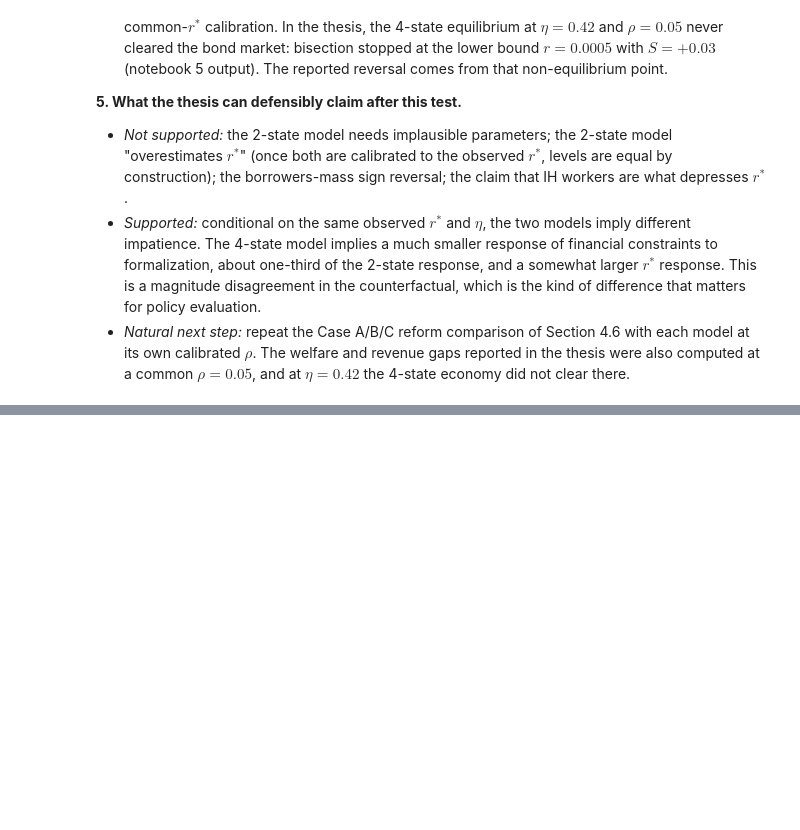
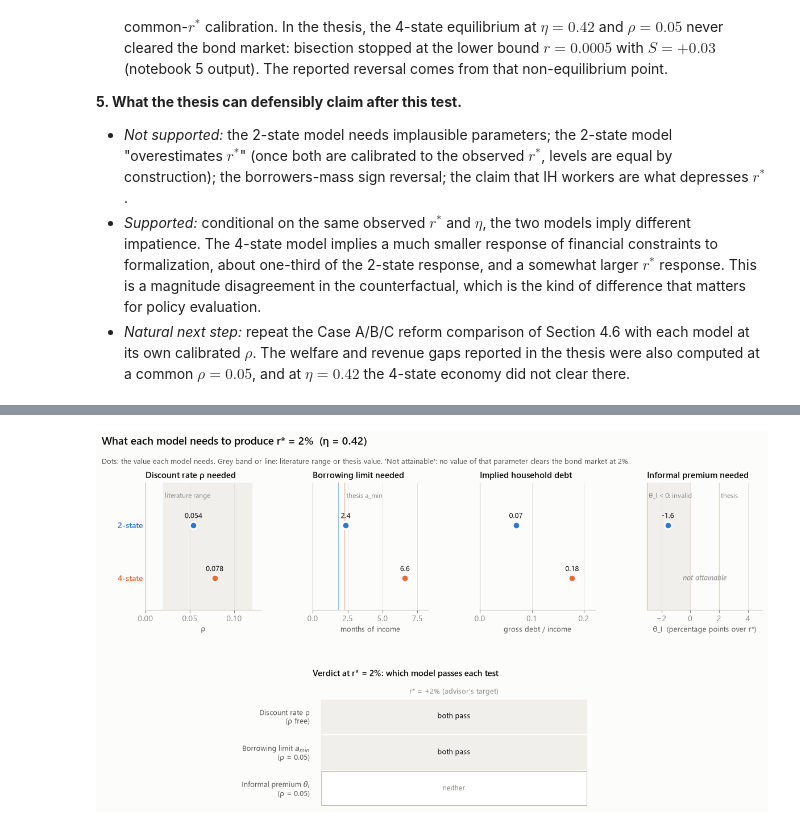
Before and after one commit to gtriberti9/Thesis_ArgFiscal, a Jupyter notebook: 8. empirical_claims.ipynb, the cells around one changed output, grey strips where cells are left out. Cells and saved outputs as stored; diff of their text form; code cells hidden in the pictures; blank space fills up the shorter version.

```diff
--- a/8. empirical_claims.ipynb
+++ b/8. empirical_claims.ipynb
@@ -596,0 +820,13 @@ model
+# %%
+# Mean after-tax income per model (to express a_min in months of income)
+MEAN_INC = {mk(0.42)["name"]: (stationary(mk(0.42)["Lambda"]) * (1 - mk(0.42)["tau"]) * mk(0.42)["z"]).sum()
+            for mk in (model_2state, model_4state)}
+
+# Long table: one row per (test, model) at r* = 2%, built from Steps 4-5 (rho) and Step 11 (a_min, theta_I)
+calib = pd.concat([
+    pd.DataFrame([{"test": "rho", "model": k, "r* target %": 100 * R_TARGET, "value": v, "status": "ok",
+                   "cleared": bool(abs(cal[k]["r"] - R_TARGET) < 1e-4 and cal[k]["out"]["valid"])}
+                  for k, v in rho_cal.items()]),
+    tab_free.assign(test=tab_free["free parameter"]).rename(columns={"calibrated value": "value"}),
+], ignore_index=True)
+calib[["test", "model", "value", "status", "cleared"]]
@@ -596,0 +841,64 @@ model
+# %%
+with plt.rc_context(STYLE):
+    fig = plt.figure(figsize=(14, 7.4))
+    gs = fig.add_gridspec(2, 4, height_ratios=[1.0, 0.85], hspace=0.75, wspace=0.45)
+    models = ["2-state", "4-state"]; ypos = {"2-state": 1, "4-state": 0}
+    get = lambda test, mn: calib[(calib["test"] == test) & (calib["model"] == mn)].iloc[0]
+
+    panels = [("rho", "Discount rate ρ needed", "value", lambda v: v, "ρ"),
+              ("a_min", "Borrowing limit needed", "|a_min| in months of mean after-tax income", lambda v: v, "months of income"),
+              ("a_min", "Implied household debt", "gross debt / income", lambda v: v, "gross debt / income"),
+              ("theta_I", "Informal premium needed", "value", lambda v: 100 * v, "θ_I  (percentage points over r*)")]
+    for k, (test, title, col, f, xlabel) in enumerate(panels):
+        ax = fig.add_subplot(gs[0, k])
+        vals = {}
+        for mn in models:
+            x = get(test, mn)
+            ok = x["status"] == "ok" and x["cleared"] == True
+            if ok:
+                v = f(x[col]); vals[mn] = v
+                ax.plot([v], [ypos[mn]], "o", color=COL[mn], ms=9, mec=SURF, mew=2, zorder=3)
+            else:
+                ax.text(0.5, ypos[mn], "not attainable", transform=blended_transform_factory(ax.transAxes, ax.transData),
+                        ha="center", va="center", color=MUTED, fontsize=9.5, style="italic")
+        if test == "rho":
+            lo, hi = 0.0, 0.13
+            ax.axvspan(*RHO_RANGE, color=NEUTRAL, zorder=0)
+            ax.text(RHO_RANGE[0], 1.55, " literature range", color=MUTED, fontsize=8.5, va="center")
+        elif col.startswith("|a_min|"):
+            lo, hi = 0.0, 1.25 * max(vals.values())
+            for mn in models:
+                ax.axvline(12 * -AMIN_THESIS / MEAN_INC[mn], color=COL[mn], lw=1, alpha=0.45, zorder=0)
+            ax.text(12 * -AMIN_THESIS / MEAN_INC["4-state"], 1.55, " thesis a_min", color=MUTED, fontsize=8.5, va="center")
+        elif col == "gross debt / income":
+            lo, hi = 0.0, 1.25 * max(vals.values() if DEBT_INCOME_DATA is None else [*vals.values(), DEBT_INCOME_DATA])
+            if DEBT_INCOME_DATA is not None:
+                ax.axvline(DEBT_INCOME_DATA, color=INK, lw=1.2); ax.text(DEBT_INCOME_DATA, 1.55, " data", fontsize=8.5, va="center")
+        else:
+            lo, hi = -3.0, 5.0 if INFORMAL_PREMIUM_DATA is None else max(5.0, INFORMAL_PREMIUM_DATA + 1)
+            ax.axvspan(lo, 0, color=NEUTRAL, zorder=0)
+            ax.text(lo, 1.55, " θ_I < 0: invalid", color=MUTED, fontsize=8.5, va="center")
+            ax.axvline(2.0, color=AXIS, lw=1, zorder=0)
+            ax.text(2.0, 1.55, " thesis", color=MUTED, fontsize=8.5, va="center")
+            if INFORMAL_PREMIUM_DATA is not None:
+                ax.axvline(INFORMAL_PREMIUM_DATA, color=INK, lw=1.2)
+        for mn, v in vals.items():
+            ax.annotate(f"{v:.3f}" if test == "rho" else (f"{v:.1f}" if "months" in col or test == "theta_I" else f"{v:.2f}"),
+                        (v, ypos[mn]), xytext=(0, 9), textcoords="offset points", ha="center", fontsize=9, color=INK)
+        ax.set_xlim(lo, hi)
+        ax.set_ylim(-0.6, 1.8); ax.set_yticks([1, 0], models if k == 0 else ["", ""])
+        if k == 0:
+            for lab in ax.get_yticklabels(): lab.set_color(COL[lab.get_text()]); lab.set_fontweight("semibold")
+        ax.tick_params(axis="y", length=0); ax.grid(axis="y", visible=False)
+        ax.set_title(title); ax.set_xlabel(xlabel, fontsize=9)
+
+    axv = fig.add_subplot(gs[1, 1:3])
+    plot_verdicts(calib, {100 * R_TARGET: "r* = +2% (advisor's target)"}, axv)
+    axv.set_title("Verdict at r* = 2%: which model passes each test", pad=28)
+    fig.suptitle("What each model needs to produce r* = 2%  (η = 0.42)", x=0.07, ha="left",
+                 fontsize=14, fontweight="semibold", y=0.99)
+    fig.text(0.07, 0.925, "Dots: the value each model needs. Grey band or line: literature range or thesis value. "
+             "'Not attainable': no value of that parameter clears the bond market at 2%.", color=INK2, fontsize=9.5)
+    plt.show()
+# %% [output]
+[figure, added]
```
Also changed, not shown: parts of 10 cells of this notebook, 3 other files.
